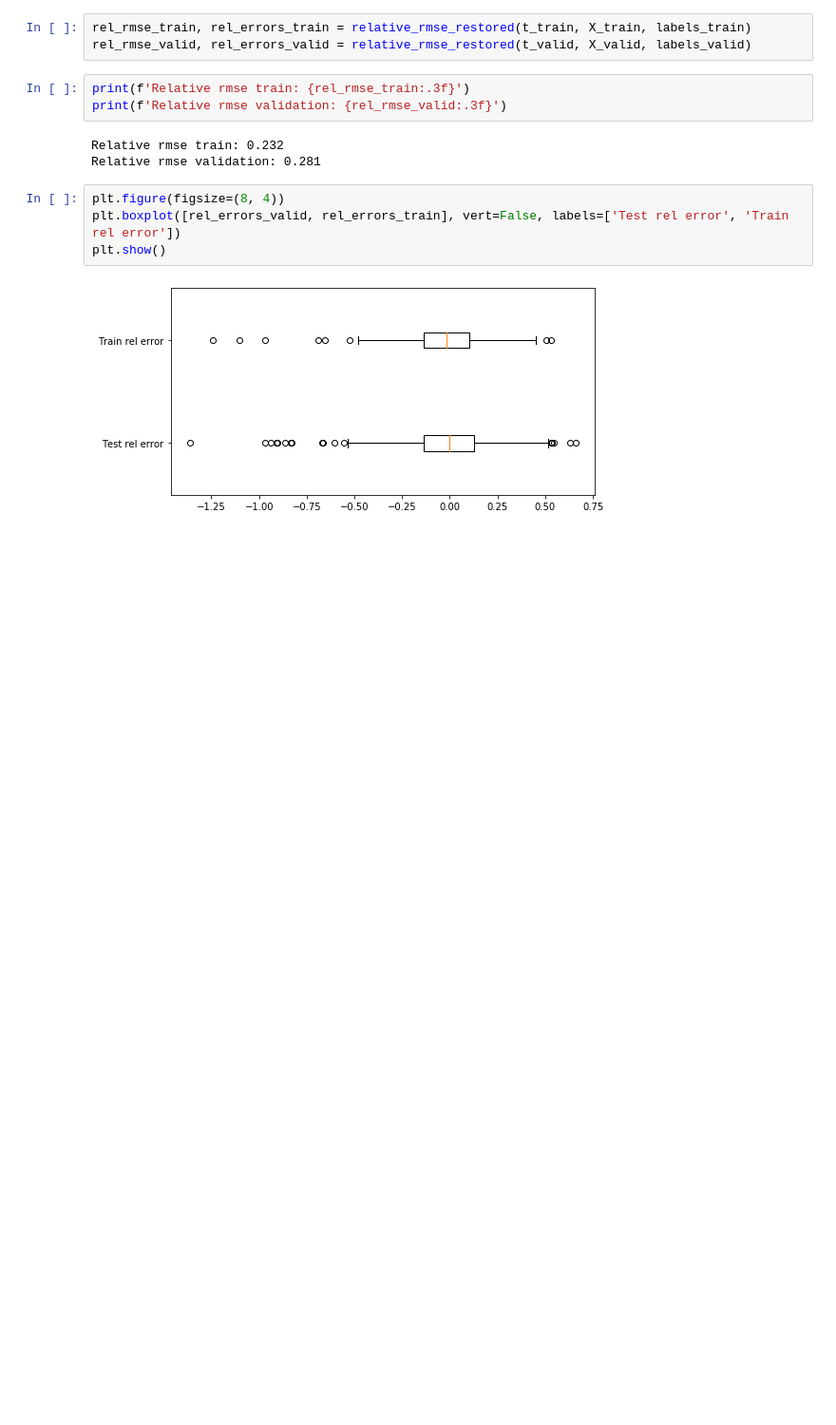
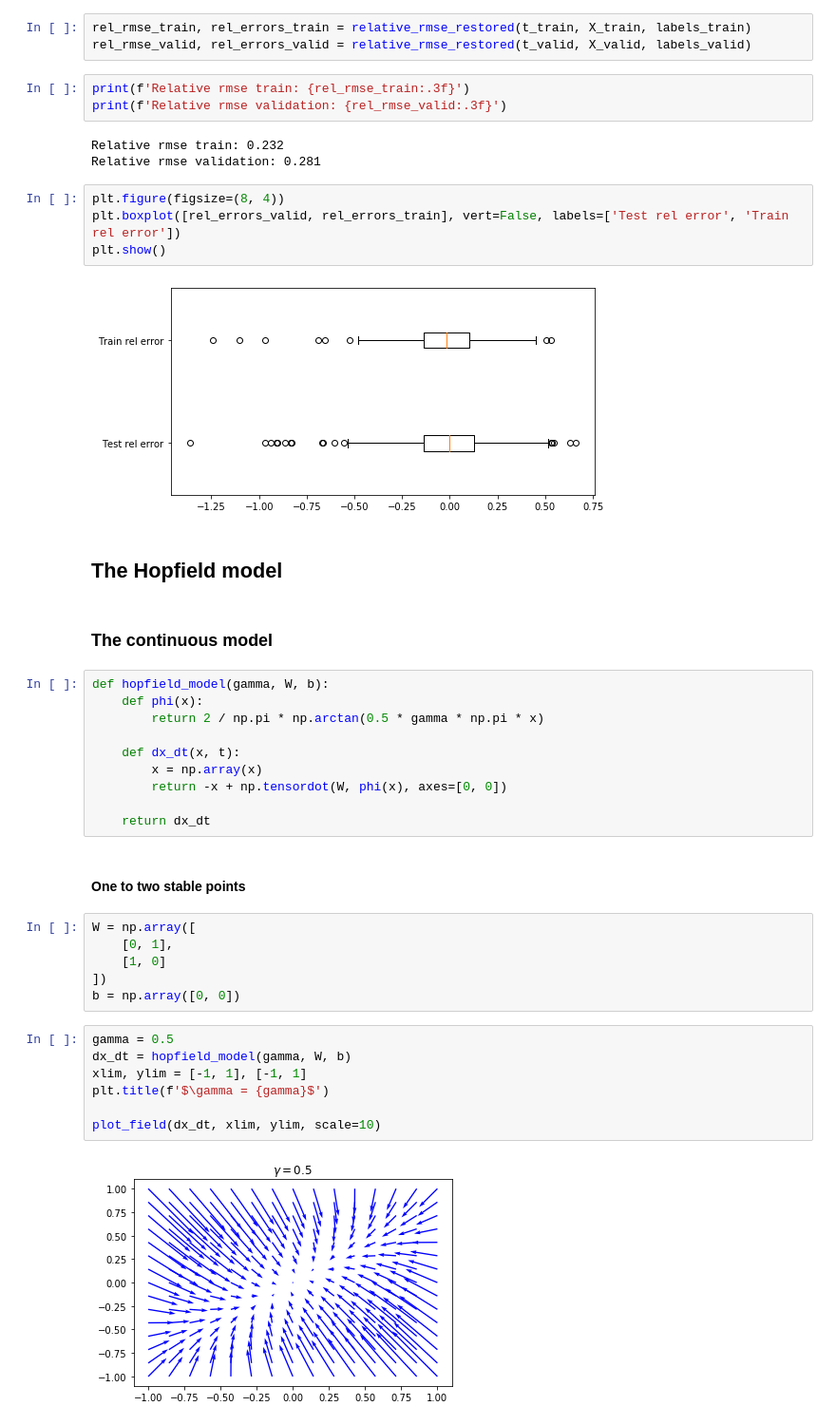
Before and after one commit to koulakis/dynamical-systems, a Jupyter notebook: 20_neural_networks.ipynb, the cells around one changed output. Shown at 95% size. Drawn from its saved outputs; the diff is of its cells as text; blank space fills up the shorter version.

Commit message:
Hopfield models.

```diff
--- a/20_neural_networks.ipynb
+++ b/20_neural_networks.ipynb
@@ -117,3 +120,34 @@ plt.boxplot([rel_errors_valid, rel_errors_train], vert=False, labels=['Test rel
 plt.show()
 # %% [output]
 [figure]
+# %% [markdown]
+## The Hopfield model
+# %% [markdown]
+### The continuous model
+# %%
+def hopfield_model(gamma, W, b):
+    def phi(x):
+        return 2 / np.pi * np.arctan(0.5 * gamma * np.pi * x)
+
+    def dx_dt(x, t):
+        x = np.array(x)
+        return -x + np.tensordot(W, phi(x), axes=[0, 0])
+
+    return dx_dt
+# %% [markdown]
+#### One to two stable points
+# %%
+W = np.array([
+    [0, 1],
+    [1, 0]
+])
+b = np.array([0, 0])
+# %%
+gamma = 0.5
+dx_dt = hopfield_model(gamma, W, b)
+xlim, ylim = [-1, 1], [-1, 1]
+plt.title(f'$\gamma = {gamma}$')
+
+plot_field(dx_dt, xlim, ylim, scale=10)
+# %% [output]
+[figure, added]
```
Also changed, not shown: parts of 13 cells of this notebook.
